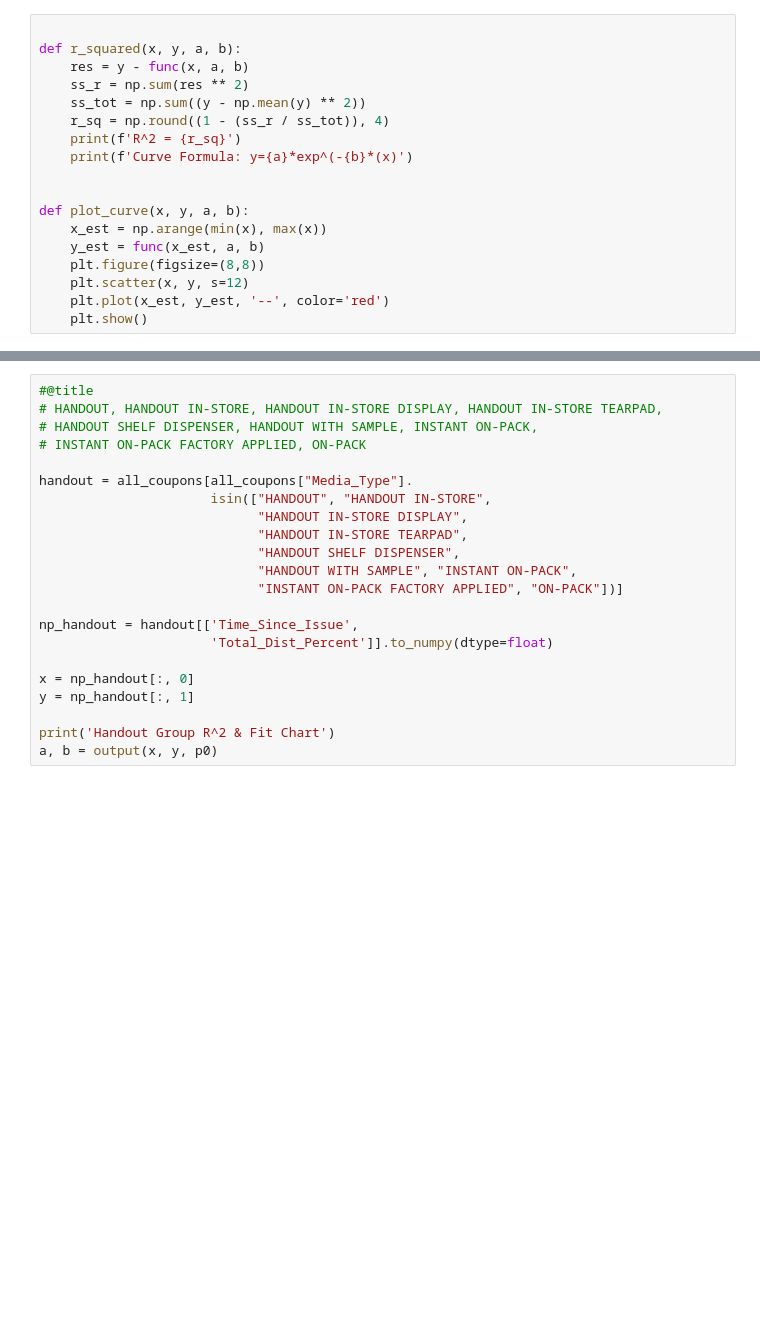
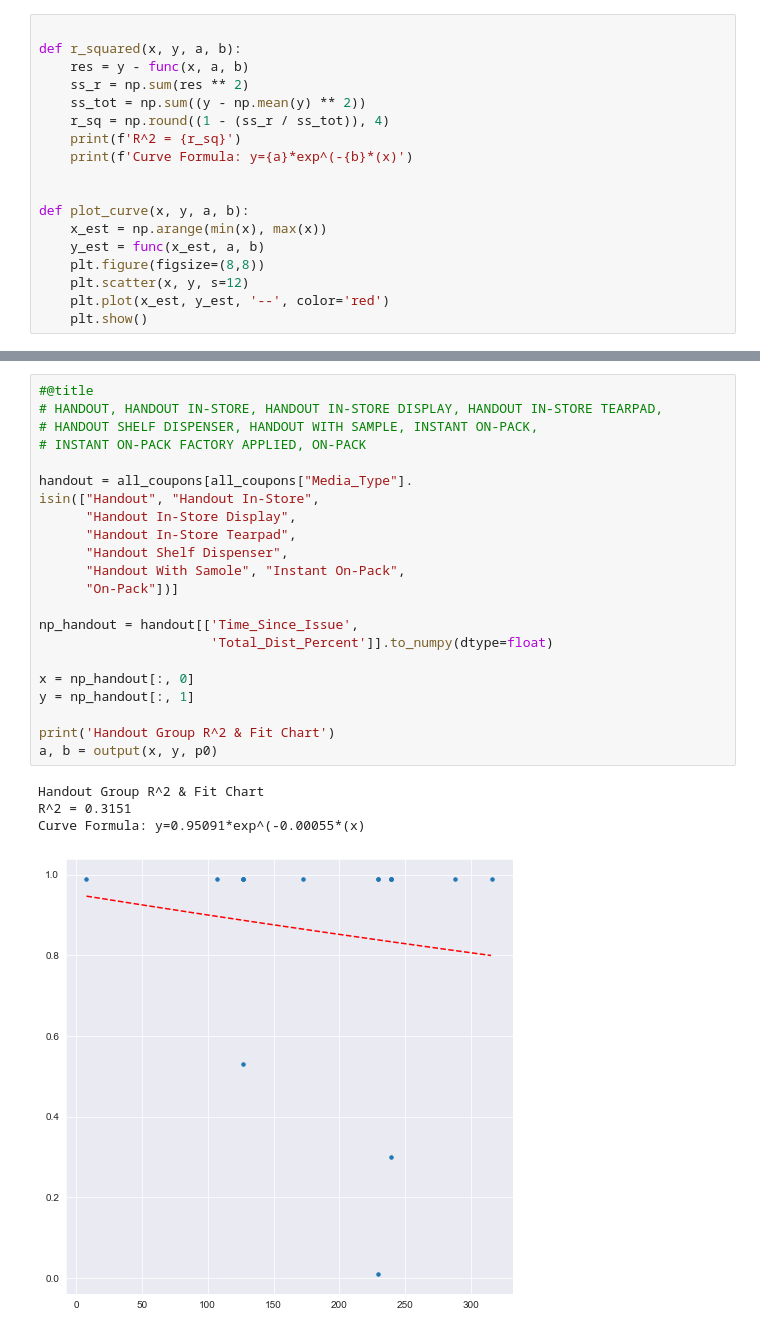
Before and after one commit to NA-Git/Bayesian_Methods, a Jupyter notebook: attribution/Bayer/Bayer_Redemption_Curves.ipynb, the cells around one changed output, grey strips where cells are left out. Cells and saved outputs as stored; diff of their text form; blank space fills up the shorter version.

```diff
--- a/attribution/Bayer/Bayer_Redemption_Curves.ipynb
+++ b/attribution/Bayer/Bayer_Redemption_Curves.ipynb
@@ -125,25 +138,30 @@ ValueError: ignored
 # %%
 #@title
 # HANDOUT, HANDOUT IN-STORE, HANDOUT IN-STORE DISPLAY, HANDOUT IN-STORE TEARPAD,
 # HANDOUT SHELF DISPENSER, HANDOUT WITH SAMPLE, INSTANT ON-PACK,
 # INSTANT ON-PACK FACTORY APPLIED, ON-PACK
 
 handout = all_coupons[all_coupons["Media_Type"].
-                      isin(["HANDOUT", "HANDOUT IN-STORE",
-                            "HANDOUT IN-STORE DISPLAY",
-                            "HANDOUT IN-STORE TEARPAD",
-                            "HANDOUT SHELF DISPENSER",
-                            "HANDOUT WITH SAMPLE", "INSTANT ON-PACK",
-                            "INSTANT ON-PACK FACTORY APPLIED", "ON-PACK"])]
+isin(["Handout", "Handout In-Store",
+      "Handout In-Store Display",
+      "Handout In-Store Tearpad",
+      "Handout Shelf Dispenser",
+      "Handout With Samole", "Instant On-Pack",
+      "On-Pack"])]
 
 np_handout = handout[['Time_Since_Issue',
                       'Total_Dist_Percent']].to_numpy(dtype=float)
 
 x = np_handout[:, 0]
 y = np_handout[:, 1]
 
 print('Handout Group R^2 & Fit Chart')
 a, b = output(x, y, p0)
+# %% [output]
+Handout Group R^2 & Fit Chart
+R^2 = 0.3151
+Curve Formula: y=0.95091*exp^(-0.00055*(x)
+[figure, added]
 # %%
 #@title
 # All Other: MISCELLANEOUS MEDIA, DIRECT MAIL, DIRECT MAIL SOLO
```
Also changed, not shown: parts of 7 cells of this notebook, 1 other file.
